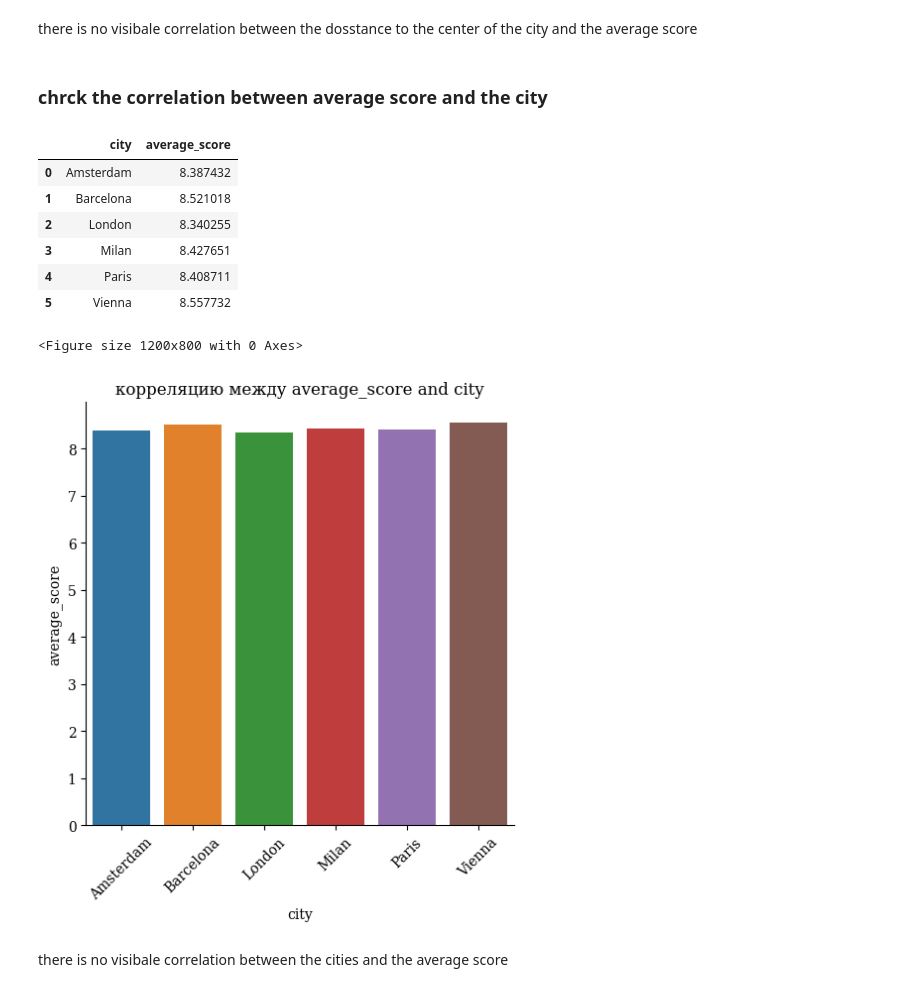
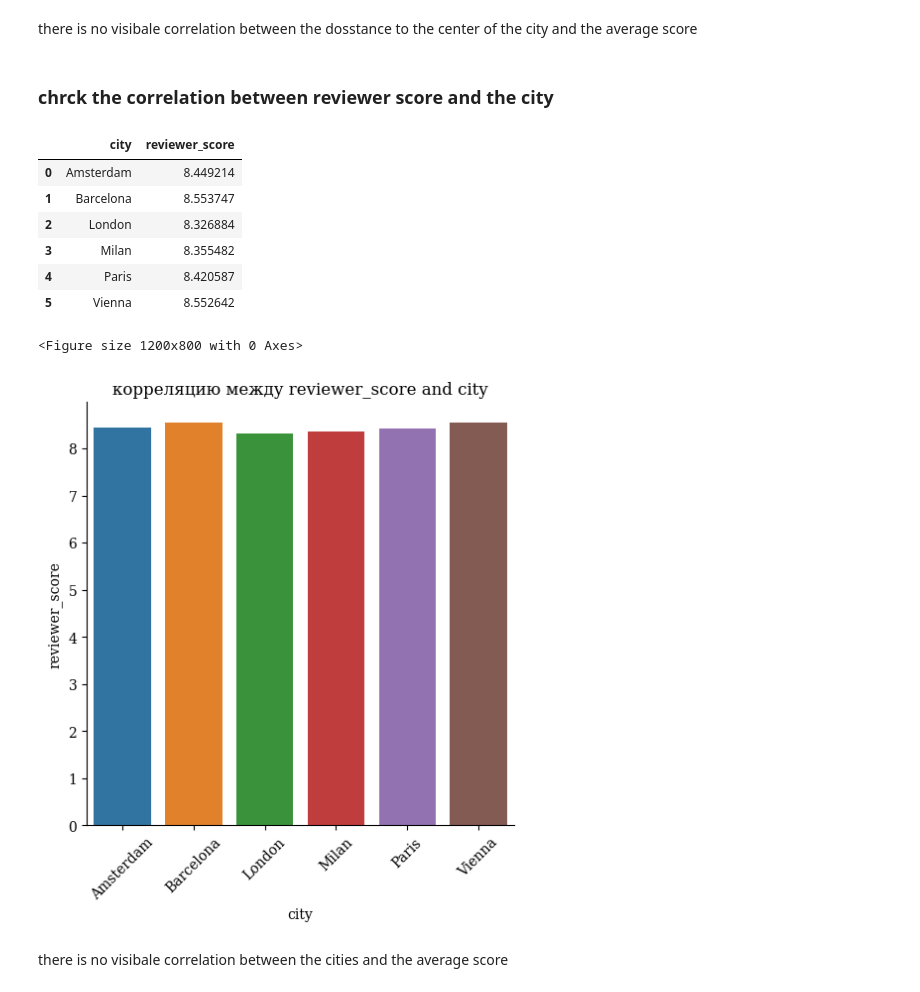
Before and after one commit to kdunaev-a10/SkillFactory-DTS, a Jupyter notebook: project_3/EDA_Project_3_model.ipynb, the cells around one changed output. Saved outputs shown, nothing was run; the diff lists cells and outputs as text; code cells hidden in the pictures.

```diff
--- a/project_3/EDA_Project_3_model.ipynb
+++ b/project_3/EDA_Project_3_model.ipynb
@@ -503,34 +511,34 @@ plt.show()
 # %% [markdown]
 there is no visibale correlation between the dosstance to the center of the city  and the average score
 # %% [markdown]
-### chrck the correlation between average score and the city
+### chrck the correlation between reviewer score and the city
 # %%
 # Создание датафрейма
-city_score = hotels[['average_score', 'city']].groupby('city', as_index=False).agg('mean')
+city_score = hotels[['reviewer_score', 'city']].groupby('city', as_index=False).agg('mean')
 
 #idx = pd.Index(range(0, len(city_list), 1))
 #
 # Set the above DataFrame index object as the index
 # using set_index() function
 #city_score = city_score.set_index(idx, drop=False)
 
 display(city_score)
 
 fig = plt.figure(figsize=(12, 8))
-ax = sns.catplot(data=city_score, x='city', y='average_score', kind="bar")
+ax = sns.catplot(data=city_score, x='city', y='reviewer_score', kind="bar")
 plt.xticks(rotation=45)
-plt.title('корреляцию между average_score and city');
+plt.title('корреляцию между reviewer_score and city');
 experiment.log_figure(figure=plt)
 plt.show()
 # %% [output]
-|  | city | average_score |
-| 0 | Amsterdam | 8.387432 |
-| 1 | Barcelona | 8.521018 |
-| 2 | London | 8.340255 |
-| 3 | Milan | 8.427651 |
-| 4 | Paris | 8.408711 |
-| 5 | Vienna | 8.557732 |
+|  | city | reviewer_score |
+| 0 | Amsterdam | 8.449214 |
+| 1 | Barcelona | 8.553747 |
+| 2 | London | 8.326884 |
+| 3 | Milan | 8.355482 |
+| 4 | Paris | 8.420587 |
+| 5 | Vienna | 8.552642 |
 <Figure size 1200x800 with 0 Axes>
-[figure, old version]
+[figure, new version]
 # %% [markdown]
 there is no visibale correlation between the cities and the average score
```
Also changed, not shown: parts of 30 cells of this notebook.
